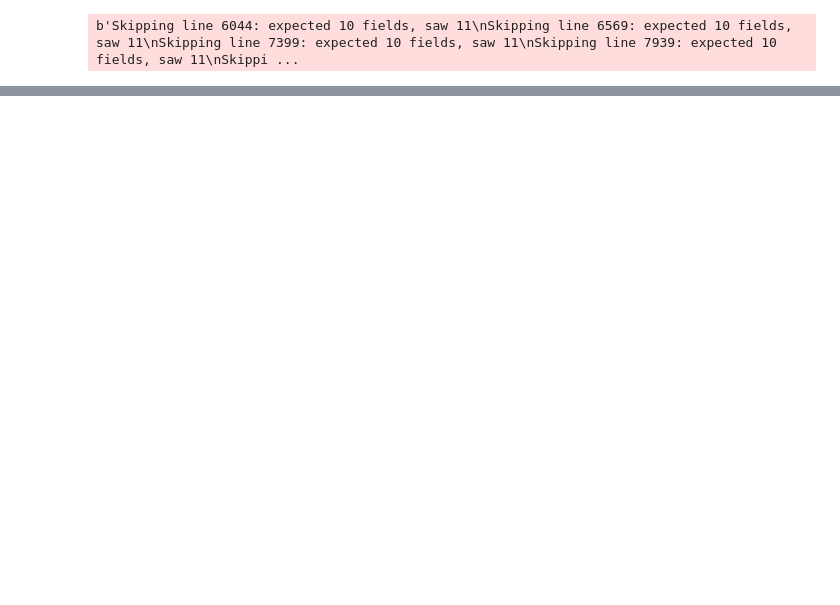
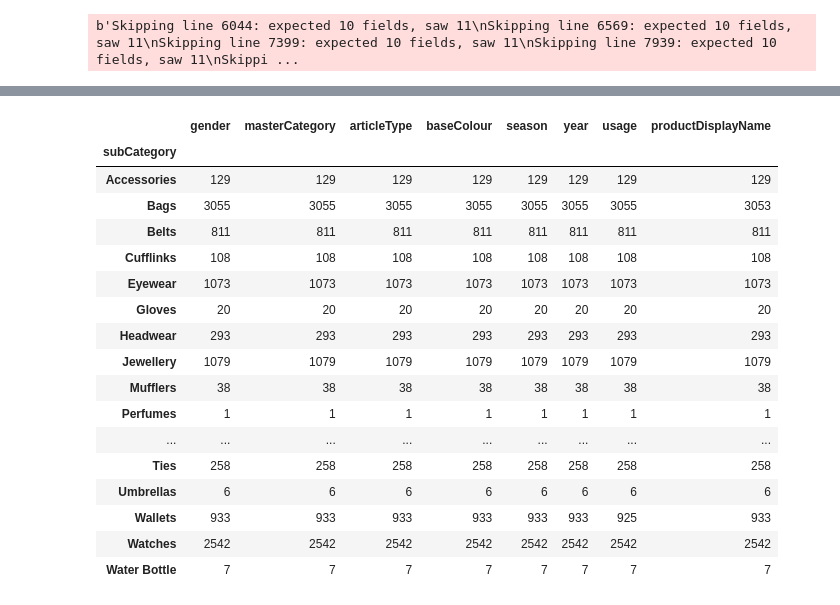
Before and after one commit to kellystroh/Clothing-Classification, a Jupyter notebook: Clothing EDA.ipynb, the cells around one changed output, grey strips where cells are left out. Drawn from its saved outputs; the diff is of its cells as text; code cells hidden in the pictures; blank space fills up the shorter version.

```diff
--- a/Clothing EDA.ipynb
+++ b/Clothing EDA.ipynb
@@ -82,0 +116,21 @@ model.score(X_test, y_test)
+# %%
+df[df['masterCategory']=='Accessories'].groupby('subCategory').count()
+# %% [output]
+|  | gender | masterCategory | articleType | baseColour | season | year | usage | productDisplayName |
+| subCategory |  |  |  |  |  |  |  |  |
+| Accessories | 129 | 129 | 129 | 129 | 129 | 129 | 129 | 129 |
+| Bags | 3055 | 3055 | 3055 | 3055 | 3055 | 3055 | 3055 | 3053 |
+| Belts | 811 | 811 | 811 | 811 | 811 | 811 | 811 | 811 |
+| Cufflinks | 108 | 108 | 108 | 108 | 108 | 108 | 108 | 108 |
+| Eyewear | 1073 | 1073 | 1073 | 1073 | 1073 | 1073 | 1073 | 1073 |
+| Gloves | 20 | 20 | 20 | 20 | 20 | 20 | 20 | 20 |
+| Headwear | 293 | 293 | 293 | 293 | 293 | 293 | 293 | 293 |
+| Jewellery | 1079 | 1079 | 1079 | 1079 | 1079 | 1079 | 1079 | 1079 |
+| Mufflers | 38 | 38 | 38 | 38 | 38 | 38 | 38 | 38 |
+| Perfumes | 1 | 1 | 1 | 1 | 1 | 1 | 1 | 1 |
+| ... | ... | ... | ... | ... | ... | ... | ... | ... |
+| Ties | 258 | 258 | 258 | 258 | 258 | 258 | 258 | 258 |
+| Umbrellas | 6 | 6 | 6 | 6 | 6 | 6 | 6 | 6 |
+| Wallets | 933 | 933 | 933 | 933 | 933 | 933 | 925 | 933 |
+| Watches | 2542 | 2542 | 2542 | 2542 | 2542 | 2542 | 2542 | 2542 |
+| Water Bottle | 7 | 7 | 7 | 7 | 7 | 7 | 7 | 7 |
```
Also changed, not shown: parts of 34 cells of this notebook, 1 other file.
